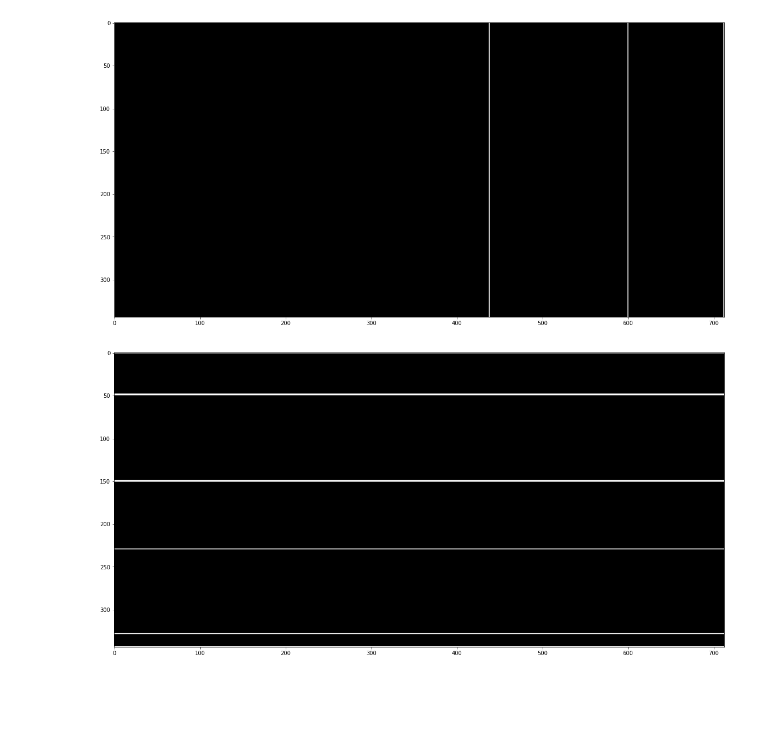
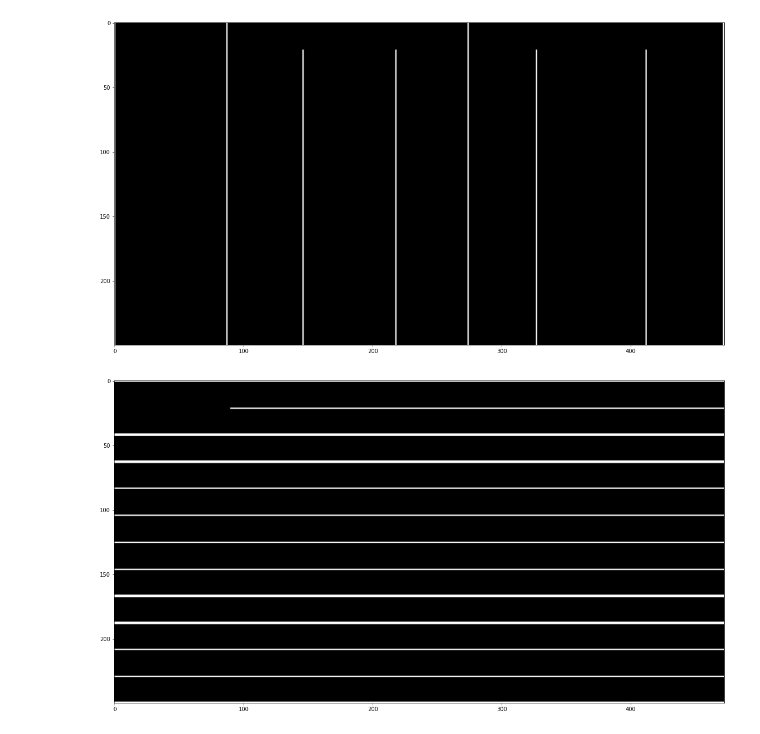
Before and after one commit to vinhtq115/TableBank-Recognition-Processing, a Jupyter notebook: flow3_lazy.ipynb, the cells around one changed output. Cells and saved outputs as stored; diff of their text form; code cells hidden in the pictures; blank space fills up the shorter version.

```diff
--- a/flow3_lazy.ipynb
+++ b/flow3_lazy.ipynb
@@ -14,12 +14,13 @@ plt.rcParams['figure.figsize'] = [20, 20]
 PATH_TO_IMAGE_FOLDER = r'C:\Users\starc\PycharmProjects\TableBank-Recognition-Processing\images'
 PATH_TO_ORIGINAL_ANNOTATIONS = r'C:\Users\starc\PycharmProjects\TableBank-Recognition-Processing\original_annotations'
 PATH_TO_DESTINATION_ANNOTATIONS = r'C:\Users\starc\PycharmProjects\TableBank-Recognition-Processing\annotations'
+PATH_TO_SAVE = r'flow3'
 # %%
 advance_counter = 0
 correct_counter = 0
 # %%
 # Setup paths
-file = '13_BOD_RDBoardReport-11-13_6'
+file = '1-s2.0-S0960852418303547-mmc1_6'
 image_path = os.path.join(PATH_TO_IMAGE_FOLDER, file + '.png')
 original_annotation_xml = os.path.join(PATH_TO_ORIGINAL_ANNOTATIONS, file + '.xml')
 destination_annotation_xml = os.path.join(PATH_TO_DESTINATION_ANNOTATIONS, file + '.xml')
@@ -90,21 +98,21 @@ vertical_kernel = cv2.getStructuringElement(cv2.MORPH_RECT, (1, vertical_kernel_
 # %%
 # Detect vertical lines
 image_1 = cv2.erode(inverted_bin_img, vertical_kernel, iterations=3)
 vertical_lines = cv2.dilate(image_1, vertical_kernel, iterations=3)
-
+cv2.imwrite(os.path.join(PATH_TO_SAVE, '3a.png'), vertical_lines)
 plt.imshow(vertical_lines, cmap='gray')
 plt.show()
 # %% [output]
-[figure, old version]
+[figure, new version]
 # %%
 # Detect horizontal lines
 image_2 = cv2.erode(inverted_bin_img, horizontal_kernel, iterations=3)
 horizontal_lines = cv2.dilate(image_2, horizontal_kernel, iterations=3)
-
+cv2.imwrite(os.path.join(PATH_TO_SAVE, '3b.png'), horizontal_lines)
 plt.imshow(horizontal_lines, cmap='gray')
 plt.show()
 # %% [output]
-[figure, old version]
+[figure, new version]
 # %%
 rows_coordinates = []
 rows_vertical_projection = [False] * len(horizontal_lines)  # False means black, True means white
```
Also changed, not shown: parts of 11 cells of this notebook, 10 other files.
